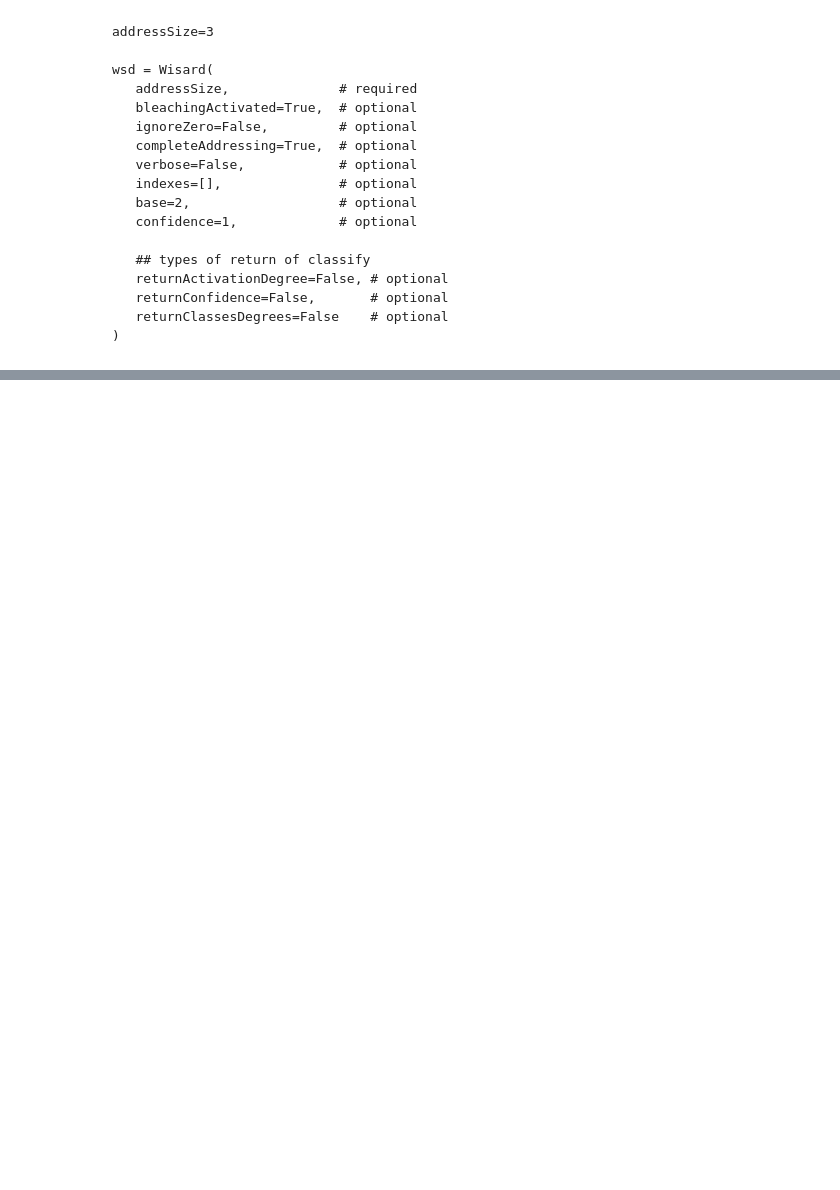
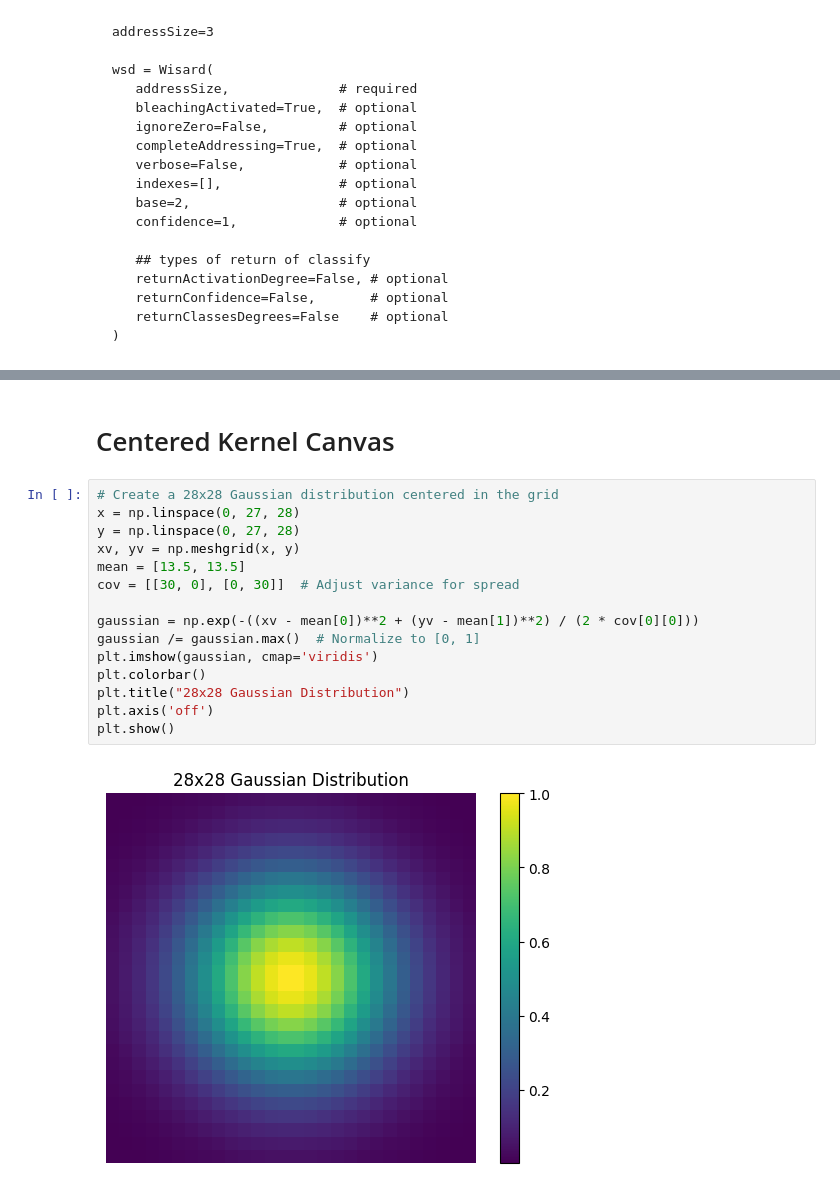
Before and after one commit to alexandrechiacchio/CPS841-Redes-Neurais-Sem-Peso, a Jupyter notebook: tst.ipynb, the cells around one changed output, grey strips where cells are left out. Saved outputs shown, nothing was run; the diff lists cells and outputs as text; blank space fills up the shorter version.

```diff
--- a/tst.ipynb
+++ b/tst.ipynb
@@ -242,0 +169,19 @@ np.float64(0.0)
+# %% [markdown]
+# Centered Kernel Canvas
+# %%
+# Create a 28x28 Gaussian distribution centered in the grid
+x = np.linspace(0, 27, 28)
+y = np.linspace(0, 27, 28)
+xv, yv = np.meshgrid(x, y)
+mean = [13.5, 13.5]
+cov = [[30, 0], [0, 30]]  # Adjust variance for spread
+
+gaussian = np.exp(-((xv - mean[0])**2 + (yv - mean[1])**2) / (2 * cov[0][0]))
+gaussian /= gaussian.max()  # Normalize to [0, 1]
+plt.imshow(gaussian, cmap='viridis')
+plt.colorbar()
+plt.title("28x28 Gaussian Distribution")
+plt.axis('off')
+plt.show()
+# %% [output]
+[figure, added]
```
Also changed, not shown: parts of 31 cells of this notebook, 2 other files.
